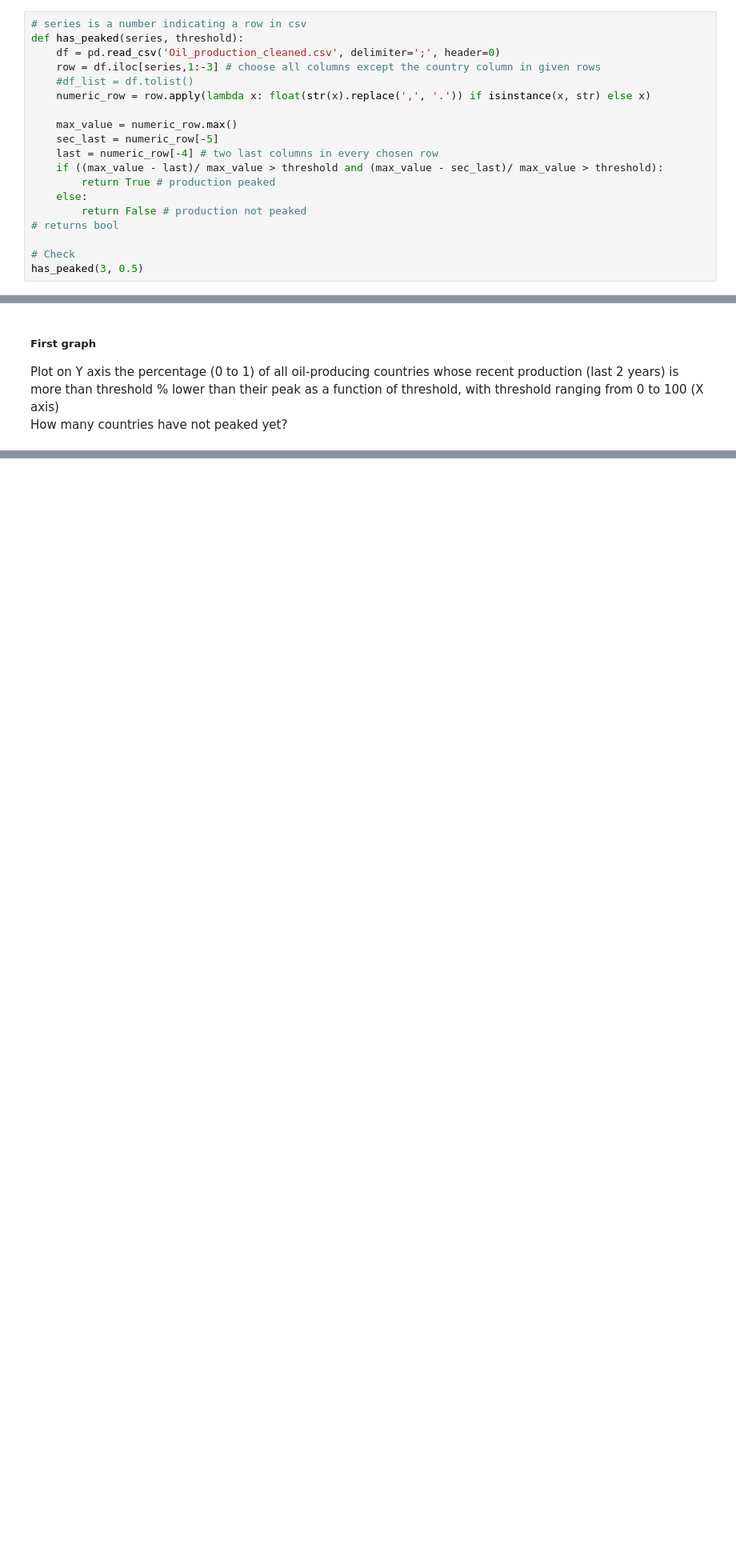
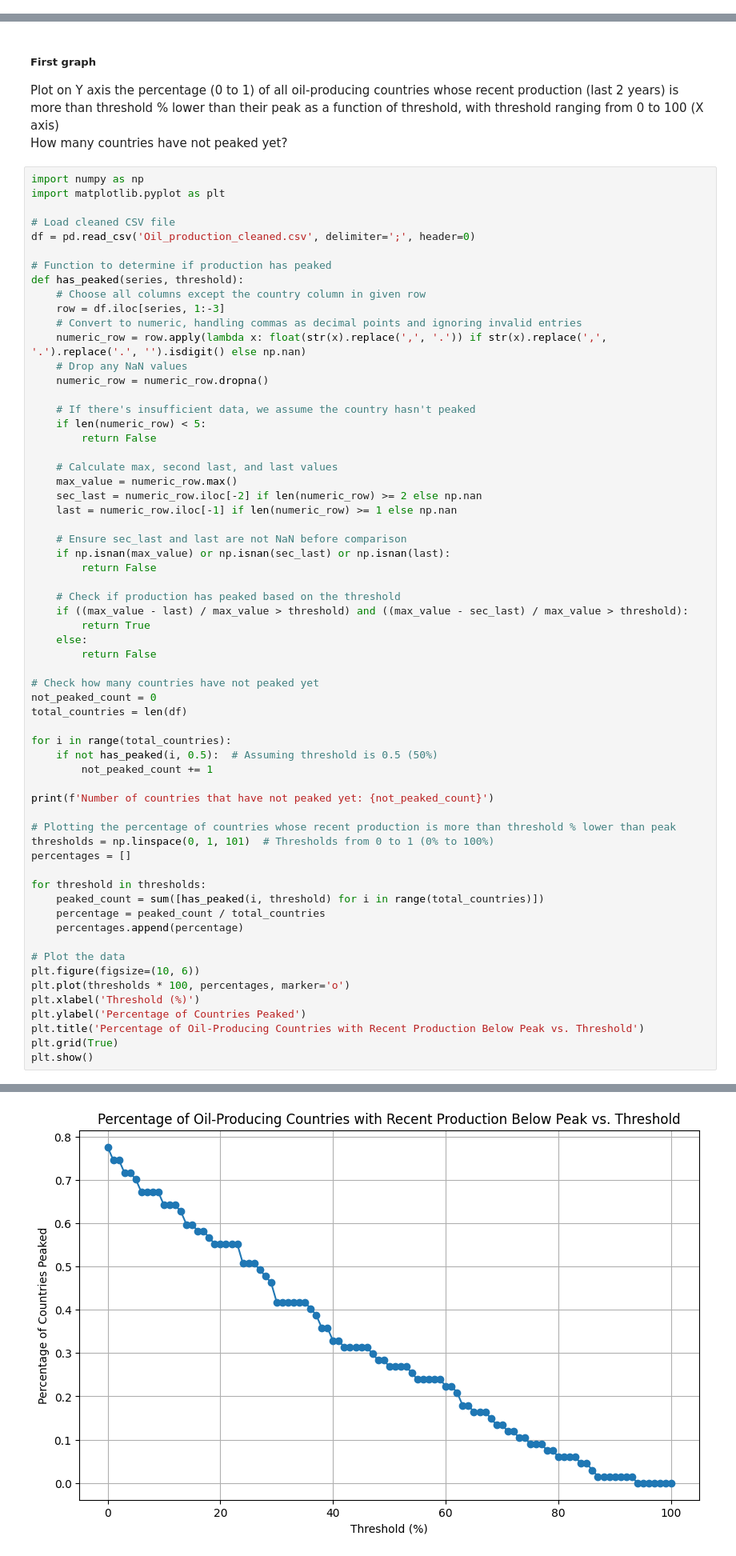
Before and after one commit to yyypsycheguy/Oil-Production-environmental-issues, a Jupyter notebook: PHYS51010 Homework 2.ipynb, the cells around one changed output, grey strips where cells are left out. Shown at 80% size. Drawn from its saved outputs; the diff is of its cells as text; blank space fills up the shorter version.

Commit message:
Graph 1 + Warning fixed in Data Processing

```diff
--- a/PHYS51010 Homework 2.ipynb
+++ b/PHYS51010 Homework 2.ipynb
@@ -59,22 +59,3 @@ Write a function which takes as input :
 2.   a threshold (float)
 
 and returns true if the last two data points of the time series are more than threshold % lower than the maximum value in the series
-# %%
-# series is a number indicating a row in csv
-def has_peaked(series, threshold):
-    df = pd.read_csv('Oil_production_cleaned.csv', delimiter=';', header=0)
-    row = df.iloc[series,1:-3] # choose all columns except the country column in given rows
-    #df_list = df.tolist()
-    numeric_row = row.apply(lambda x: float(str(x).replace(',', '.')) if isinstance(x, str) else x)
-
-    max_value = numeric_row.max()
-    sec_last = numeric_row[-5]
-    last = numeric_row[-4] # two last columns in every chosen row
-    if ((max_value - last)/ max_value > threshold and (max_value - sec_last)/ max_value > threshold):
-        return True # production peaked
-    else:
-        return False # production not peaked
-# returns bool
-
-# Check
-has_peaked(3, 0.5)
@@ -84,3 +86,66 @@ False
 ##### First graph
 Plot on Y axis the percentage (0 to 1) of all oil-producing countries whose recent production (last 2 years) is more than threshold % lower than their peak as a function of threshold, with threshold ranging from 0 to 100 (X axis)\
 How many countries have not peaked yet?
+# %%
+import numpy as np
+import matplotlib.pyplot as plt
+
+# Load cleaned CSV file
+df = pd.read_csv('Oil_production_cleaned.csv', delimiter=';', header=0)
+
+# Function to determine if production has peaked
+def has_peaked(series, threshold):
+    # Choose all columns except the country column in given row
+    row = df.iloc[series, 1:-3]
+    # Convert to numeric, handling commas as decimal points and ignoring invalid entries
+    numeric_row = row.apply(lambda x: float(str(x).replace(',', '.')) if str(x).replace(',', '.').replace('.', '').isdigit() else np.nan)
+    # Drop any NaN values
+    numeric_row = numeric_row.dropna()
+
+    # If there's insufficient data, we assume the country hasn't peaked
+    if len(numeric_row) < 5:
+        return False
+
+    # Calculate max, second last, and last values
+    max_value = numeric_row.max()
+    sec_last = numeric_row.iloc[-2] if len(numeric_row) >= 2 else np.nan
+    last = numeric_row.iloc[-1] if len(numeric_row) >= 1 else np.nan
+
+    # Ensure sec_last and last are not NaN before comparison
+    if np.isnan(max_value) or np.isnan(sec_last) or np.isnan(last):
+        return False
+
+    # Check if production has peaked based on the threshold
+    if ((max_value - last) / max_value > threshold) and ((max_value - sec_last) / max_value > threshold):
+        return True
+    else:
+        return False
+
+# Check how many countries have not peaked yet
+not_peaked_count = 0
+total_countries = len(df)
+
+for i in range(total_countries):
+    if not has_peaked(i, 0.5):  # Assuming threshold is 0.5 (50%)
+        not_peaked_count += 1
+
+print(f'Number of countries that have not peaked yet: {not_peaked_count}')
+
+# Plotting the percentage of countries whose recent production is more than threshold % lower than peak
+thresholds = np.linspace(0, 1, 101)  # Thresholds from 0 to 1 (0% to 100%)
+percentages = []
+
+for threshold in thresholds:
+    peaked_count = sum([has_peaked(i, threshold) for i in range(total_countries)])
+    percentage = peaked_count / total_countries
+    percentages.append(percentage)
+
+# Plot the data
+plt.figure(figsize=(10, 6))
+plt.plot(thresholds * 100, percentages, marker='o')
+plt.xlabel('Threshold (%)')
+plt.ylabel('Percentage of Countries Peaked')
+plt.title('Percentage of Oil-Producing Countries with Recent Production Below Peak vs. Threshold')
+plt.grid(True)
+plt.show()
+# %% [output]
@@ -87,3 +153,4 @@ How many countries have not peaked yet?
+[figure, added]
 # %% [markdown]
 #### Second graph
 Plot a stacked vertical bar graph with each country on the X axis (sorted by decreasing value of the country's maximum production). Each bar displays both the 2023  production and the maximum production (in a lighter color) of the country\
```
Also changed, not shown: parts of 4 cells of this notebook.
